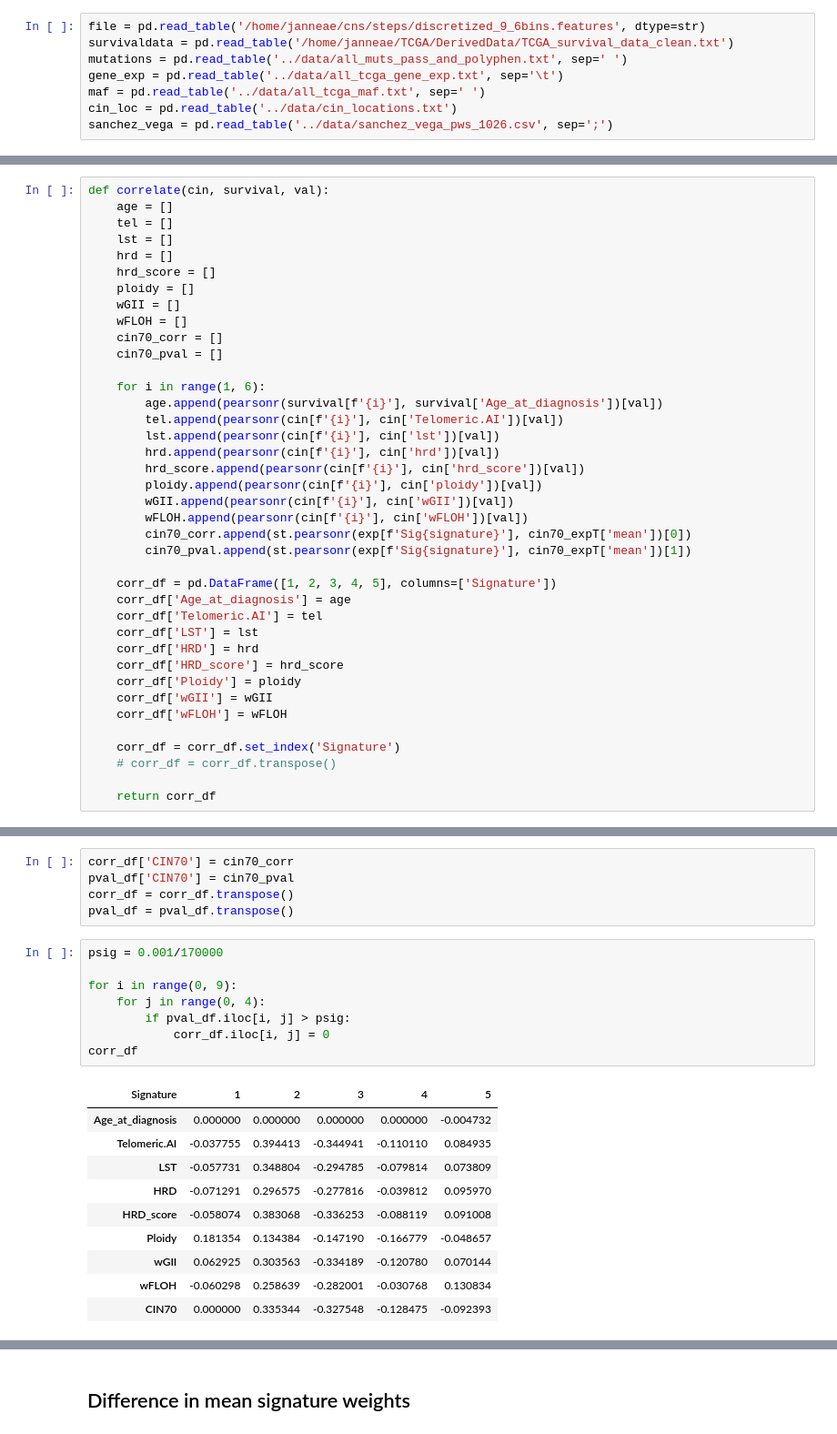
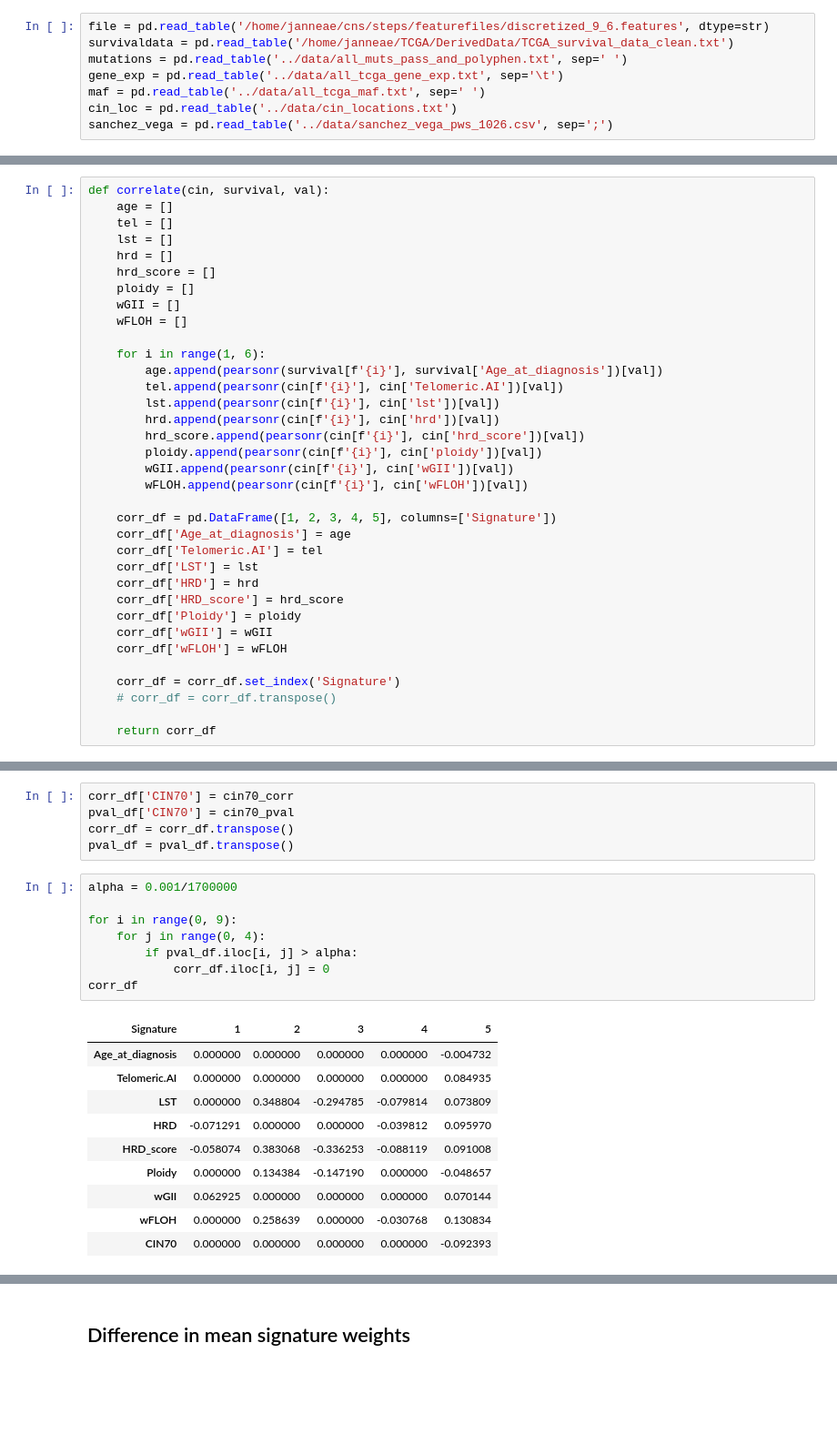
Before and after one commit to janneah/cns, a Jupyter notebook: notebooks/resultvisualisation.ipynb, the cells around one changed output, grey strips where cells are left out. Shown at 91% size. Drawn from its saved outputs; the diff is of its cells as text; blank space fills up the shorter version.

```diff
--- a/notebooks/resultvisualisation.ipynb
+++ b/notebooks/resultvisualisation.ipynb
@@ -10,7 +10,7 @@ from matplotlib.colors import ListedColormap
 from scipy import stats as st
 import matplotlib.colors as mcolors
 # %%
-file = pd.read_table('/home/janneae/cns/steps/discretized_9_6bins.features', dtype=str)
+file = pd.read_table('/home/janneae/cns/steps/featurefiles/discretized_9_6.features', dtype=str)
 survivaldata = pd.read_table('/home/janneae/TCGA/DerivedData/TCGA_survival_data_clean.txt')
 mutations = pd.read_table('../data/all_muts_pass_and_polyphen.txt', sep=' ')
 gene_exp = pd.read_table('../data/all_tcga_gene_exp.txt', sep='\t')
@@ -144,8 +144,6 @@ def correlate(cin, survival, val):
     ploidy = []
     wGII = []
     wFLOH = []
-    cin70_corr = []
-    cin70_pval = []
 
     for i in range(1, 6):
         age.append(pearsonr(survival[f'{i}'], survival['Age_at_diagnosis'])[val])
@@ -156,8 +154,6 @@ def correlate(cin, survival, val):
         ploidy.append(pearsonr(cin[f'{i}'], cin['ploidy'])[val])
         wGII.append(pearsonr(cin[f'{i}'], cin['wGII'])[val])
         wFLOH.append(pearsonr(cin[f'{i}'], cin['wFLOH'])[val])
-        cin70_corr.append(st.pearsonr(exp[f'Sig{signature}'], cin70_expT['mean'])[0])
-        cin70_pval.append(st.pearsonr(exp[f'Sig{signature}'], cin70_expT['mean'])[1])
 
     corr_df = pd.DataFrame([1, 2, 3, 4, 5], columns=['Signature'])
     corr_df['Age_at_diagnosis'] = age
@@ -199,21 +185,21 @@ pval_df['CIN70'] = cin70_pval
 corr_df = corr_df.transpose()
 pval_df = pval_df.transpose()
 # %%
-psig = 0.001/170000
+alpha = 0.001/1700000
 
 for i in range(0, 9):
     for j in range(0, 4):
-        if pval_df.iloc[i, j] > psig:
+        if pval_df.iloc[i, j] > alpha:
             corr_df.iloc[i, j] = 0
 corr_df
 # %% [output]
 | Signature | 1 | 2 | 3 | 4 | 5 |
 | Age_at_diagnosis | 0.000000 | 0.000000 | 0.000000 | 0.000000 | -0.004732 |
-| Telomeric.AI | -0.037755 | 0.394413 | -0.344941 | -0.110110 | 0.084935 |
-| LST | -0.057731 | 0.348804 | -0.294785 | -0.079814 | 0.073809 |
-| HRD | -0.071291 | 0.296575 | -0.277816 | -0.039812 | 0.095970 |
+| Telomeric.AI | 0.000000 | 0.000000 | 0.000000 | 0.000000 | 0.084935 |
+| LST | 0.000000 | 0.348804 | -0.294785 | -0.079814 | 0.073809 |
+| HRD | -0.071291 | 0.000000 | 0.000000 | -0.039812 | 0.095970 |
 | HRD_score | -0.058074 | 0.383068 | -0.336253 | -0.088119 | 0.091008 |
-| Ploidy | 0.181354 | 0.134384 | -0.147190 | -0.166779 | -0.048657 |
-| wGII | 0.062925 | 0.303563 | -0.334189 | -0.120780 | 0.070144 |
-| wFLOH | -0.060298 | 0.258639 | -0.282001 | -0.030768 | 0.130834 |
-| CIN70 | 0.000000 | 0.335344 | -0.327548 | -0.128475 | -0.092393 |
+| Ploidy | 0.000000 | 0.134384 | -0.147190 | 0.000000 | -0.048657 |
+| wGII | 0.062925 | 0.000000 | 0.000000 | 0.000000 | 0.070144 |
+| wFLOH | 0.000000 | 0.258639 | 0.000000 | -0.030768 | 0.130834 |
+| CIN70 | 0.000000 | 0.000000 | 0.000000 | 0.000000 | -0.092393 |
```
Also changed, not shown: parts of 4 cells of this notebook, 6 other files.
